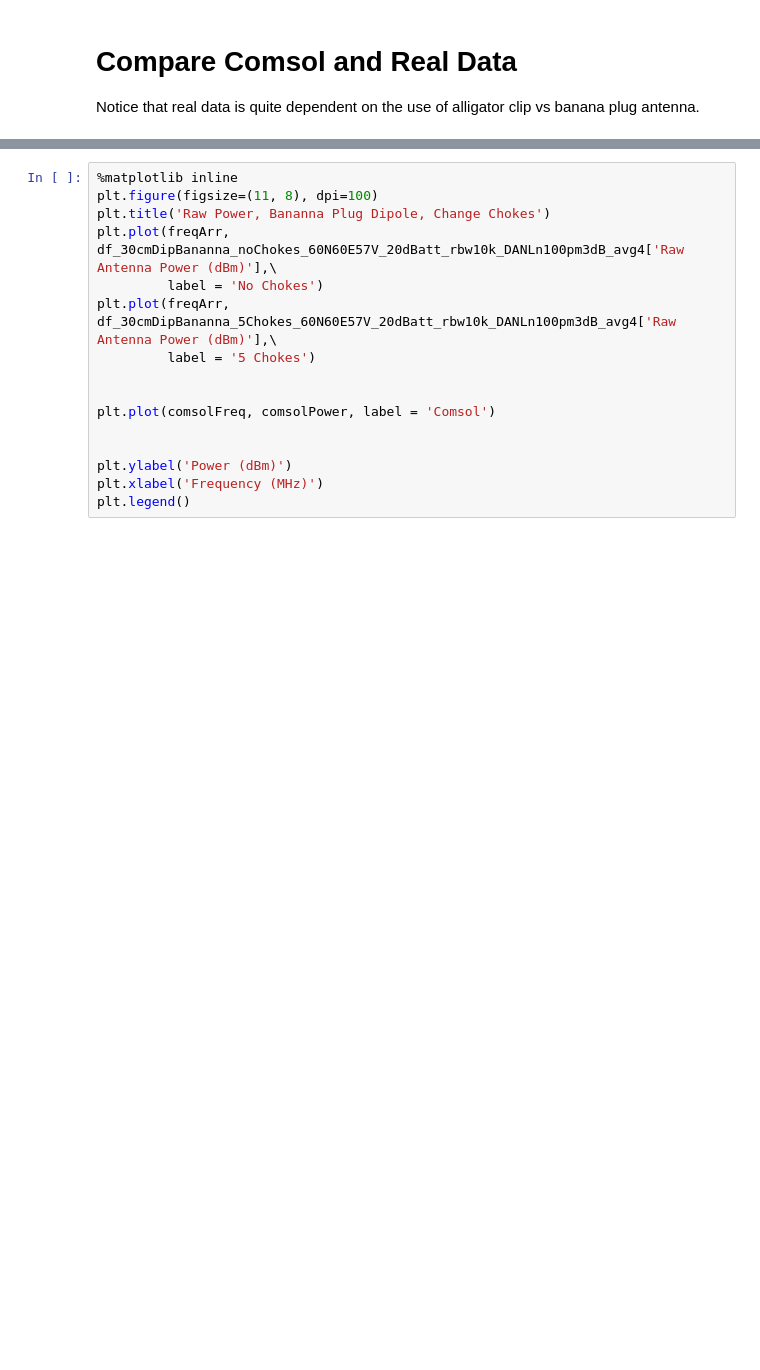
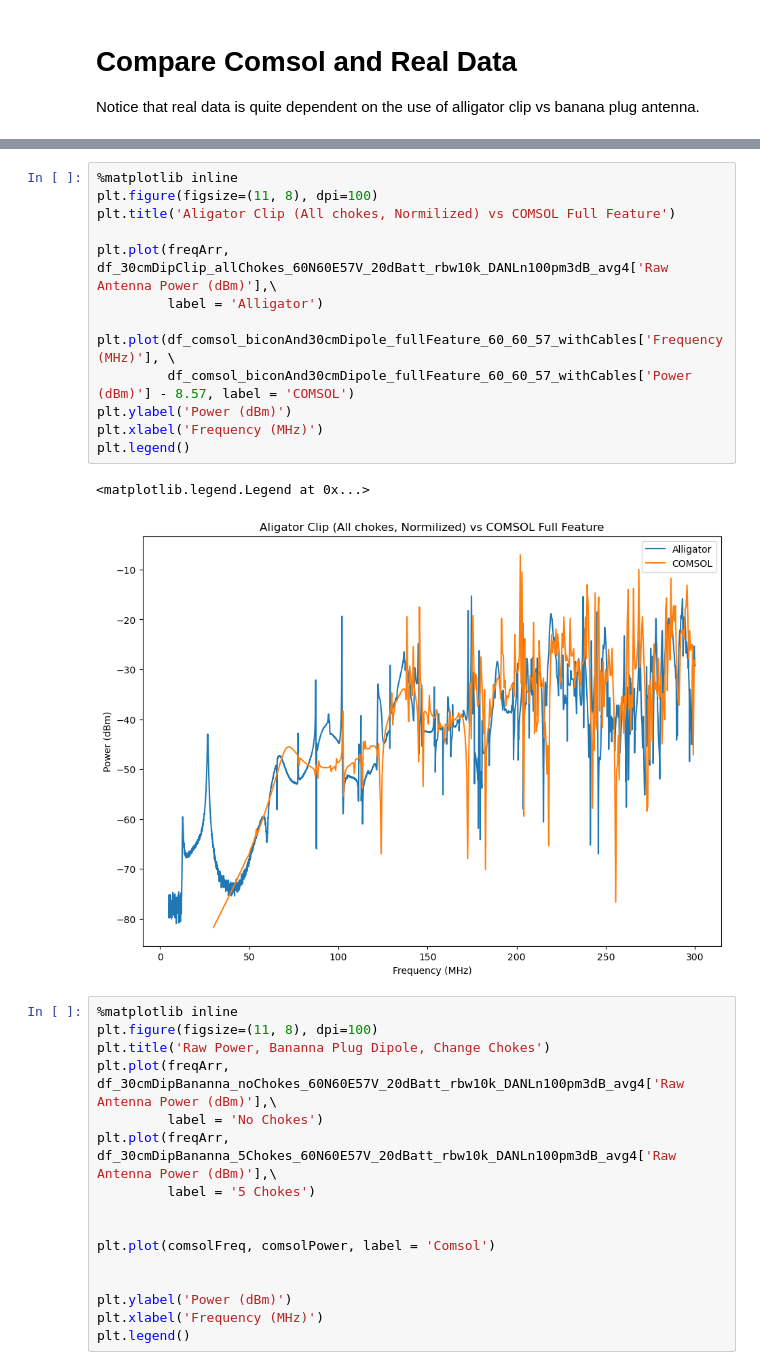
Before and after one commit to josephmlev/darkRadioDaqAndAnalysis, a Jupyter notebook: simulationValidation/trackGen/simValidationAnalysis_12.30.21.ipynb, the cells around one changed output, grey strips where cells are left out. Drawn from its saved outputs; the diff is of its cells as text; blank space fills up the shorter version.

```diff
--- a/simulationValidation/trackGen/simValidationAnalysis_12.30.21.ipynb
+++ b/simulationValidation/trackGen/simValidationAnalysis_12.30.21.ipynb
@@ -359,3 +374,19 @@ plt.legend()
+# %%
+%matplotlib inline
+plt.figure(figsize=(11, 8), dpi=100)
+plt.title('Aligator Clip (All chokes, Normilized) vs COMSOL Full Feature')
+
+plt.plot(freqArr, df_30cmDipClip_allChokes_60N60E57V_20dBatt_rbw10k_DANLn100pm3dB_avg4['Raw Antenna Power (dBm)'],\
+         label = 'Alligator')
+
+plt.plot(df_comsol_biconAnd30cmDipole_fullFeature_60_60_57_withCables['Frequency (MHz)'], \
+         df_comsol_biconAnd30cmDipole_fullFeature_60_60_57_withCables['Power (dBm)'] - 8.57, label = 'COMSOL')
+plt.ylabel('Power (dBm)')
+plt.xlabel('Frequency (MHz)')
+plt.legend()
+# %% [output]
+<matplotlib.legend.Legend at 0x...>
+[figure, added]
 # %%
 %matplotlib inline
 plt.figure(figsize=(11, 8), dpi=100)
```
Also changed, not shown: parts of 6 cells of this notebook.
